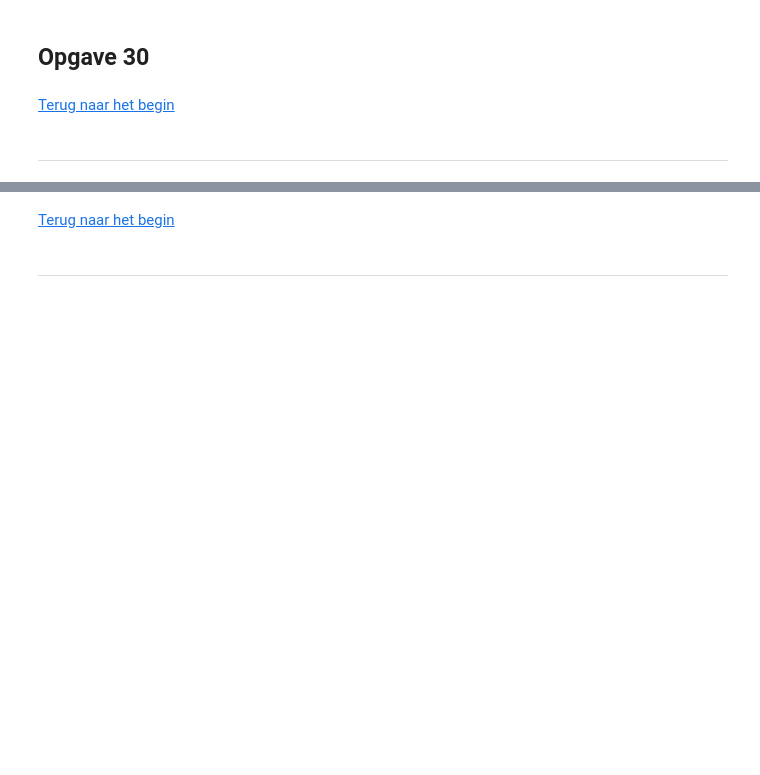
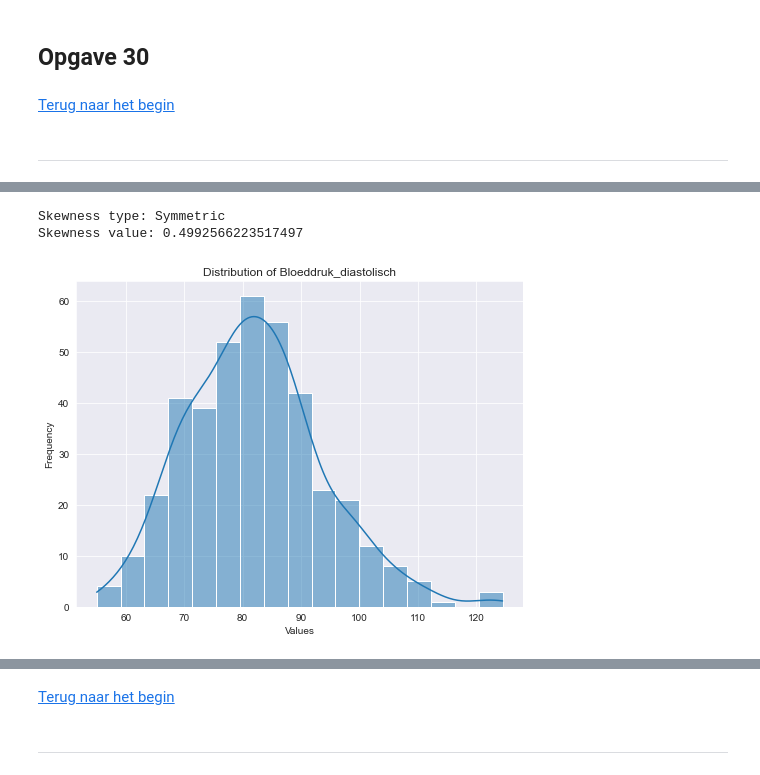
Before and after one commit to BJHeemskerk/WisPort11, a Jupyter notebook: WiskundeII_Portfolio.ipynb, the cells around one changed output, grey strips where cells are left out. Saved outputs shown, nothing was run; the diff lists cells and outputs as text; code cells hidden in the pictures; blank space fills up the shorter version.

```diff
--- a/WiskundeII_Portfolio.ipynb
+++ b/WiskundeII_Portfolio.ipynb
@@ -679,0 +707,7 @@ Bij deze formule zijn a en b constante waardes, deze kunnen in een verband niet
+# %%
+out = ta.Outliers(df)
+out.check_skew('Bloeddruk_diastolisch', th=0.5)
+# %% [output]
+Skewness type: Symmetric
+Skewness value: 0.4992566223517497
+[figure, added]
```
Also changed, not shown: parts of 19 cells of this notebook.
